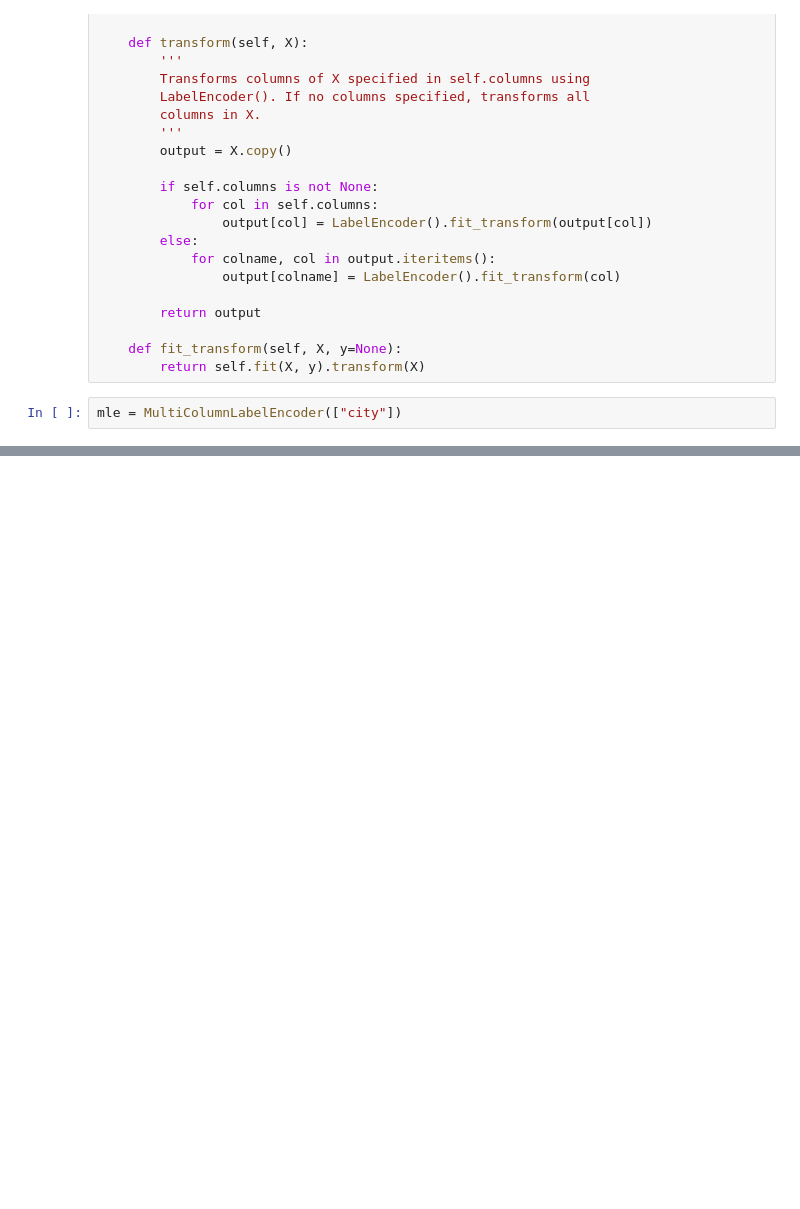
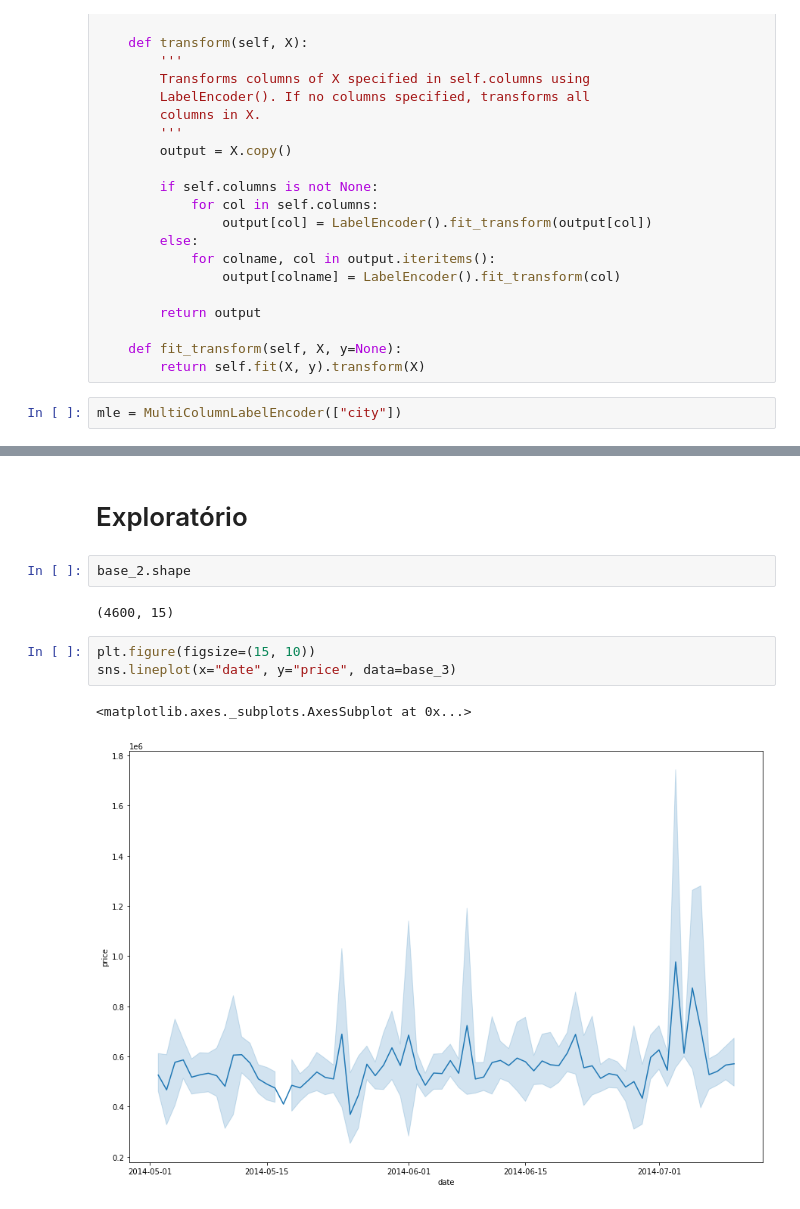
Before and after one commit to willrockoliv/EstudosDataScience, a Jupyter notebook: House Prices - Linear Regression/House Prices - Linear Regression.ipynb, the cells around one changed output, grey strips where cells are left out. Drawn from its saved outputs; the diff is of its cells as text; blank space fills up the shorter version.

```diff
--- a/House Prices - Linear Regression/House Prices - Linear Regression.ipynb
+++ b/House Prices - Linear Regression/House Prices - Linear Regression.ipynb
@@ -70,0 +106,12 @@ bas
+# %% [markdown]
+# Exploratório
+# %%
+base_2.shape
+# %% [output]
+(4600, 15)
+# %%
+plt.figure(figsize=(15, 10))
+sns.lineplot(x="date", y="price", data=base_3)
+# %% [output]
+<matplotlib.axes._subplots.AxesSubplot at 0x...>
+[figure, added]
```
Also changed, not shown: parts of 29 cells of this notebook.
